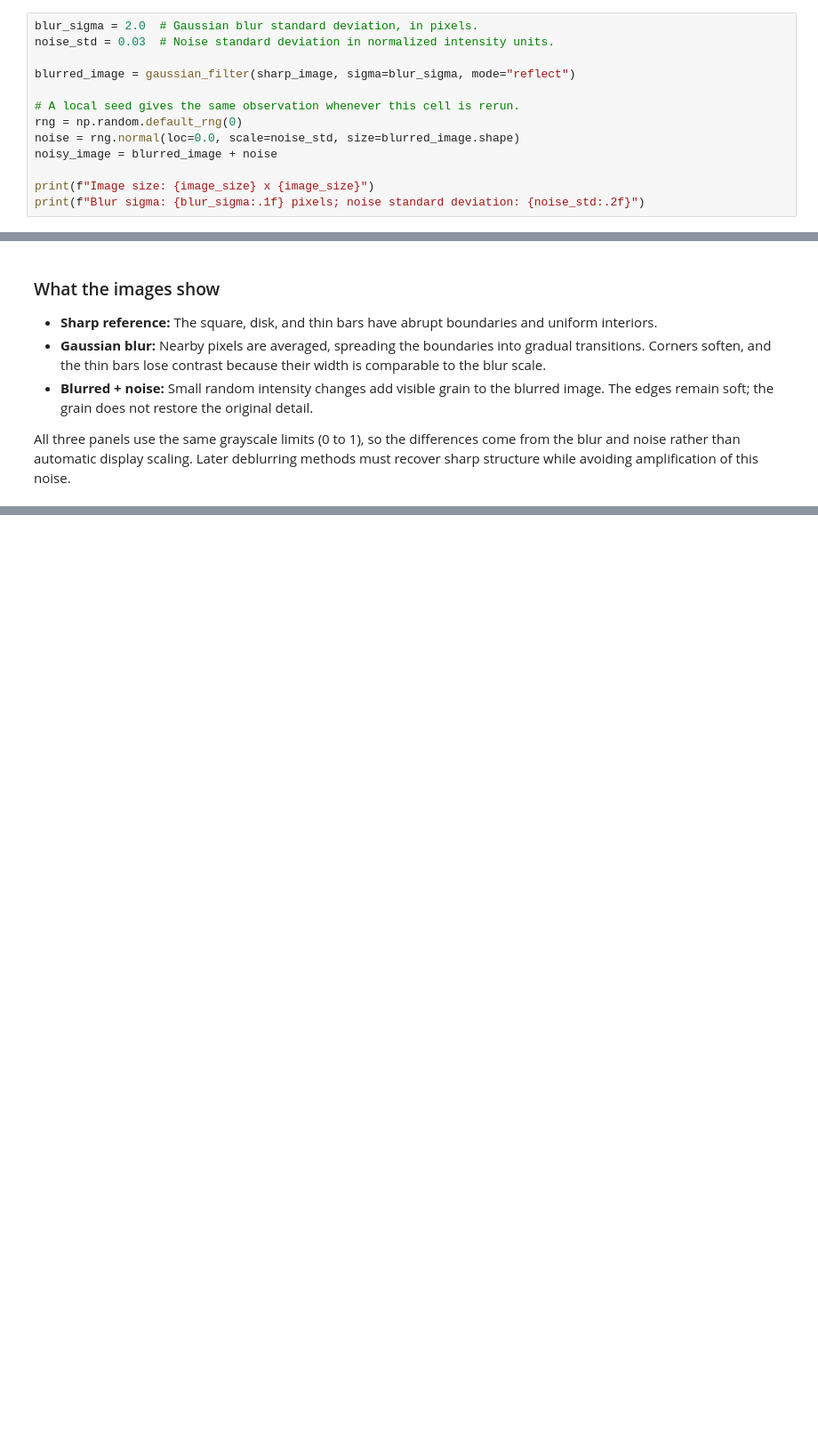
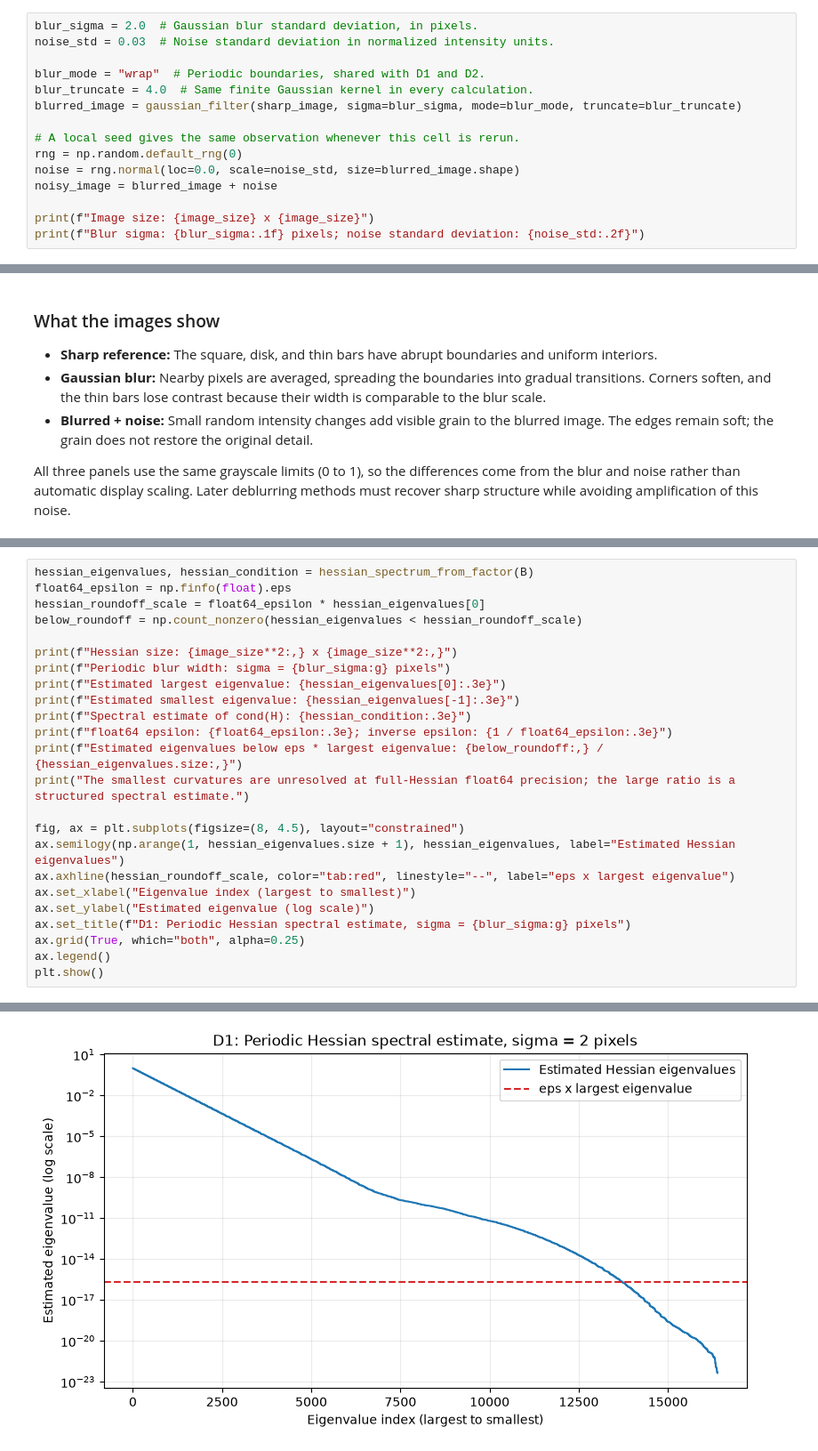
Before and after one commit to JanineNelson/J3-Optima, a Jupyter notebook: second project/image_deblurring.ipynb, the cells around one changed output, grey strips where cells are left out. Shown at 89% size. Drawn from its saved outputs; the diff is of its cells as text; blank space fills up the shorter version.

Commit message:
Add D1 and D2 conditioning diagnostics

```diff
--- a/second project/image_deblurring.ipynb
+++ b/second project/image_deblurring.ipynb
@@ -39,7 +39,9 @@ sharp_image[104:108, 16:112] = 0.85
 blur_sigma = 2.0  # Gaussian blur standard deviation, in pixels.
 noise_std = 0.03  # Noise standard deviation in normalized intensity units.
 
-blurred_image = gaussian_filter(sharp_image, sigma=blur_sigma, mode="reflect")
+blur_mode = "wrap"  # Periodic boundaries, shared with D1 and D2.
+blur_truncate = 4.0  # Same finite Gaussian kernel in every calculation.
+blurred_image = gaussian_filter(sharp_image, sigma=blur_sigma, mode=blur_mode, truncate=blur_truncate)
 
 # A local seed gives the same observation whenever this cell is rerun.
 rng = np.random.default_rng(0)
@@ -76,0 +127,25 @@ All three panels use the same grayscale limits (0 to 1), so the differences come
+# %%
+hessian_eigenvalues, hessian_condition = hessian_spectrum_from_factor(B)
+float64_epsilon = np.finfo(float).eps
+hessian_roundoff_scale = float64_epsilon * hessian_eigenvalues[0]
+below_roundoff = np.count_nonzero(hessian_eigenvalues < hessian_roundoff_scale)
+
+print(f"Hessian size: {image_size**2:,} x {image_size**2:,}")
+print(f"Periodic blur width: sigma = {blur_sigma:g} pixels")
+print(f"Estimated largest eigenvalue: {hessian_eigenvalues[0]:.3e}")
+print(f"Estimated smallest eigenvalue: {hessian_eigenvalues[-1]:.3e}")
+print(f"Spectral estimate of cond(H): {hessian_condition:.3e}")
+print(f"float64 epsilon: {float64_epsilon:.3e}; inverse epsilon: {1 / float64_epsilon:.3e}")
+print(f"Estimated eigenvalues below eps * largest eigenvalue: {below_roundoff:,} / {hessian_eigenvalues.size:,}")
+print("The smallest curvatures are unresolved at full-Hessian float64 precision; the large ratio is a structured spectral estimate.")
+
+fig, ax = plt.subplots(figsize=(8, 4.5), layout="constrained")
+ax.semilogy(np.arange(1, hessian_eigenvalues.size + 1), hessian_eigenvalues, label="Estimated Hessian eigenvalues")
+ax.axhline(hessian_roundoff_scale, color="tab:red", linestyle="--", label="eps x largest eigenvalue")
+ax.set_xlabel("Eigenvalue index (largest to smallest)")
+ax.set_ylabel("Estimated eigenvalue (log scale)")
+ax.set_title(f"D1: Periodic Hessian spectral estimate, sigma = {blur_sigma:g} pixels")
+ax.grid(True, which="both", alpha=0.25)
+ax.legend()
+plt.show()
+# %% [output]
@@ -76,0 +160 @@ All three panels use the same grayscale limits (0 to 1), so the differences come
+[figure, added]
```
Also changed, not shown: parts of 9 cells of this notebook.
